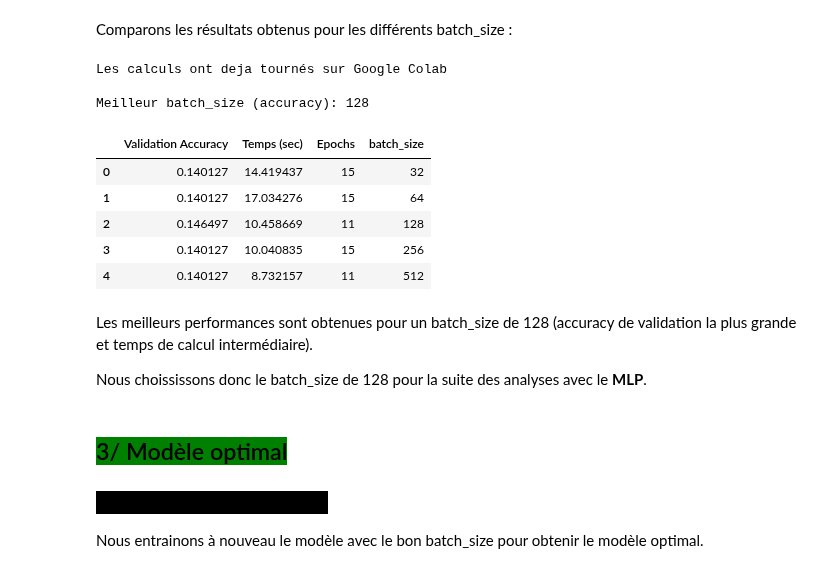
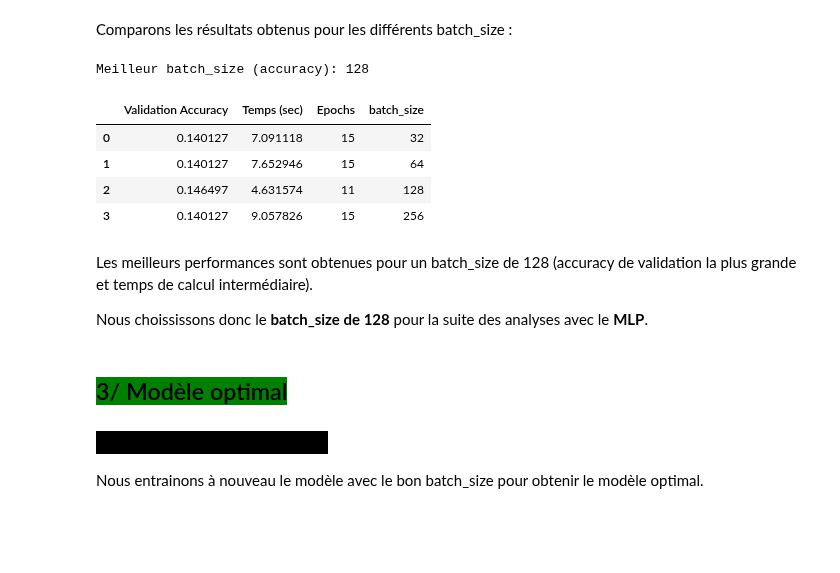
Before and after one commit to pierrickBERTHE/PB6-Classification_automatique_de_produits, a Jupyter notebook: berthe_pierrick_3_notebook_classification_122023.ipynb, the cells around one changed output. Saved outputs shown, nothing was run; the diff lists cells and outputs as text; code cells hidden in the pictures; blank space fills up the shorter version.

```diff
--- a/berthe_pierrick_3_notebook_classification_122023.ipynb
+++ b/berthe_pierrick_3_notebook_classification_122023.ipynb
@@ -1129,14 +1070,14 @@ dummy_predictions = dummy.predict(X_val)
 
 # Arrêter le chronomètre et calculer le temps d'exécution
 end_time = time.time()
-execution_time = end_time - start_time
+temps_train = end_time - start_time
 
 # Calculer l'exactitude du DummyClassifier
 dummy_accuracy = metrics.accuracy_score(y_val, dummy_predictions)
 
 # Créer dataframe pour stocker les résultats et afficher
 resultat_naif = pd.DataFrame(
-    data=[[dummy_accuracy, execution_time]],
+    data=[[dummy_accuracy, temps_train]],
     columns=['Validation Accuracy', 'Temps (sec)'],
     index=['Dummy']
     )
@@ -1253,6 +1195,6 @@ Nous déterminons le meilleur modèle en ajustant l'hyperparamètre **batch_size
 # %%
 # Définir les batch_sizes à tester
-batch_sizes = [32, 64, 128, 256, 512]
+batch_sizes = [32, 64, 128, 256]
 
 # SI fichier des resultats existe ALORS on passe
 if is_modele_mlp_calculed:
@@ -1273,14 +1215,14 @@ else:
             fonction_perte,
             optimiseur,
             metric_eval,
-            )
+        )
 
         # Création des callbacks
         callbacks_list, chemin_modele_export = creer_callbacks(
             "model_mlp",
             patience,
             batch_size
-            )
+        )
 
         # Enregistrer le temps de début
         start_time = time.time()
@@ -1294,20 +1236,20 @@ else:
             callbacks=callbacks_list,
             validation_data=(X_val_pretraited, y_val_pretraited),
             verbose=0
-            )
+        )
 
         # Enregistrer le temps de fin
         end_time = time.time()
 
         # Calculer le temps d'entraînement
-        training_time = end_time - start_time
-        print(f"\n=> Temps d'entraînement : {round(training_time, 2)} sec <=")
+        temps_train = end_time - start_time
+        print(f"\n=> Temps d'entraînement : {round(temps_train, 2)} sec <=")
 
         # Calculer le nombre d'epochs
         epochs = len(history_mlp.history['loss'])
 
         # Stocker l'historique, le temps d'entraînement et le nombre d'epochs
         history_dict[batch_size] = history_mlp.history
-        time_dict[batch_size] = training_time
+        time_dict[batch_size] = temps_train
         epoch_dict[batch_size] = epochs
 # %% [output]
@@ -1317,54 +1278,38 @@ Comparons les résultats obtenus pour les différents batch_size :
 # %%
 # SI fichier des resultats existe ALORS on passe
 if is_modele_mlp_calculed:
     print("Les calculs ont deja tournés sur Google Colab")
 
 # SINON il n'existe pas et il faut faire les calculs
 else:
-
-    # Créer un DataFrame à partir de l'historique
-    resultat_mlp = pd.DataFrame(
-        {k: v['val_accuracy'][-1] for k, v in history_dict.items()},
-        index=[0]
-        )
-
-    # Transposer le DataFrame (batch_sizes en index)
-    resultat_mlp = resultat_mlp.transpose()
-
-    # Renommer la colonne
-    resultat_mlp.columns = ['Validation Accuracy']
-
-    # Ajouter les temps d'entraînement et nombre d'epoch au DataFrame
-    resultat_mlp['Temps (sec)'] = pd.Series(time_dict)
-    resultat_mlp['Epochs'] = pd.Series(epoch_dict)
-
-    # Sauvegarder le DataFrame dans un fichier CSV
-    resultat_mlp.to_csv('./modele_ML/resultat_mlp.csv', index=False)
-
-# ajouter colonne batch_size
-resultat_mlp['batch_size'] = pd.Series(batch_sizes)
+    resultat_mlp = creer_dataframe_resultats(
+        history_dict,
+        time_dict,
+        epoch_dict,
+        batch_sizes,
+        "resultat_mlp"
+    )
 
 # Afficher le batch_size avec la meilleure accuracy de validation
 batch_meilleur_mlp = resultat_mlp.loc[
-    resultat_mlp['Validation Accuracy'].idxmax(), 'batch_size']
+    resultat_mlp['Validation Accuracy'].idxmax(),
+    'batch_size'
+]
 print(f"\nMeilleur batch_size (accuracy): {batch_meilleur_mlp}")
 
 # Surligner les meilleures valeurs
 resultat_mlp.style.apply(surligne_meilleur)
 # %% [output]
-Les calculs ont deja tournés sur Google Colab
-
 Meilleur batch_size (accuracy): 128
 |  | Validation Accuracy | Temps (sec) | Epochs | batch_size |
-| 0 | 0.140127 | 14.419437 | 15 | 32 |
-| 1 | 0.140127 | 17.034276 | 15 | 64 |
-| 2 | 0.146497 | 10.458669 | 11 | 128 |
-| 3 | 0.140127 | 10.040835 | 15 | 256 |
-| 4 | 0.140127 | 8.732157 | 11 | 512 |
+| 0 | 0.140127 | 7.091118 | 15 | 32 |
+| 1 | 0.140127 | 7.652946 | 15 | 64 |
+| 2 | 0.146497 | 4.631574 | 11 | 128 |
+| 3 | 0.140127 | 9.057826 | 15 | 256 |
 # %% [markdown]
 Les meilleurs performances sont obtenues pour un batch_size de 128 (accuracy de validation la plus grande et temps de calcul intermédiaire).
 
-Nous choississons donc le batch_size de 128 pour la suite des analyses avec le **MLP**.
+Nous choississons donc le **batch_size de 128** pour la suite des analyses avec le **MLP**.
 # %% [markdown]
 ## <span style='background:green'>3/ Modèle optimal</span>
 
```
Also changed, not shown: parts of 60 cells of this notebook.
